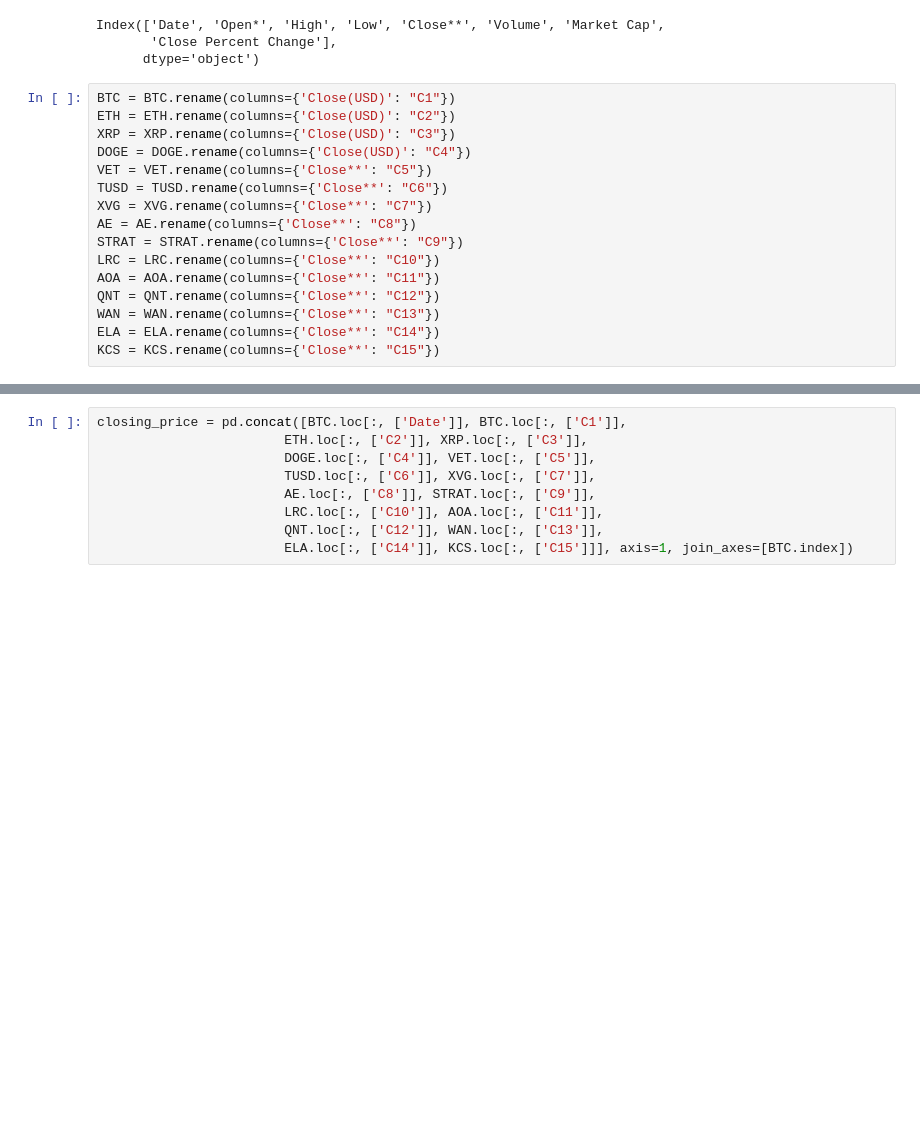
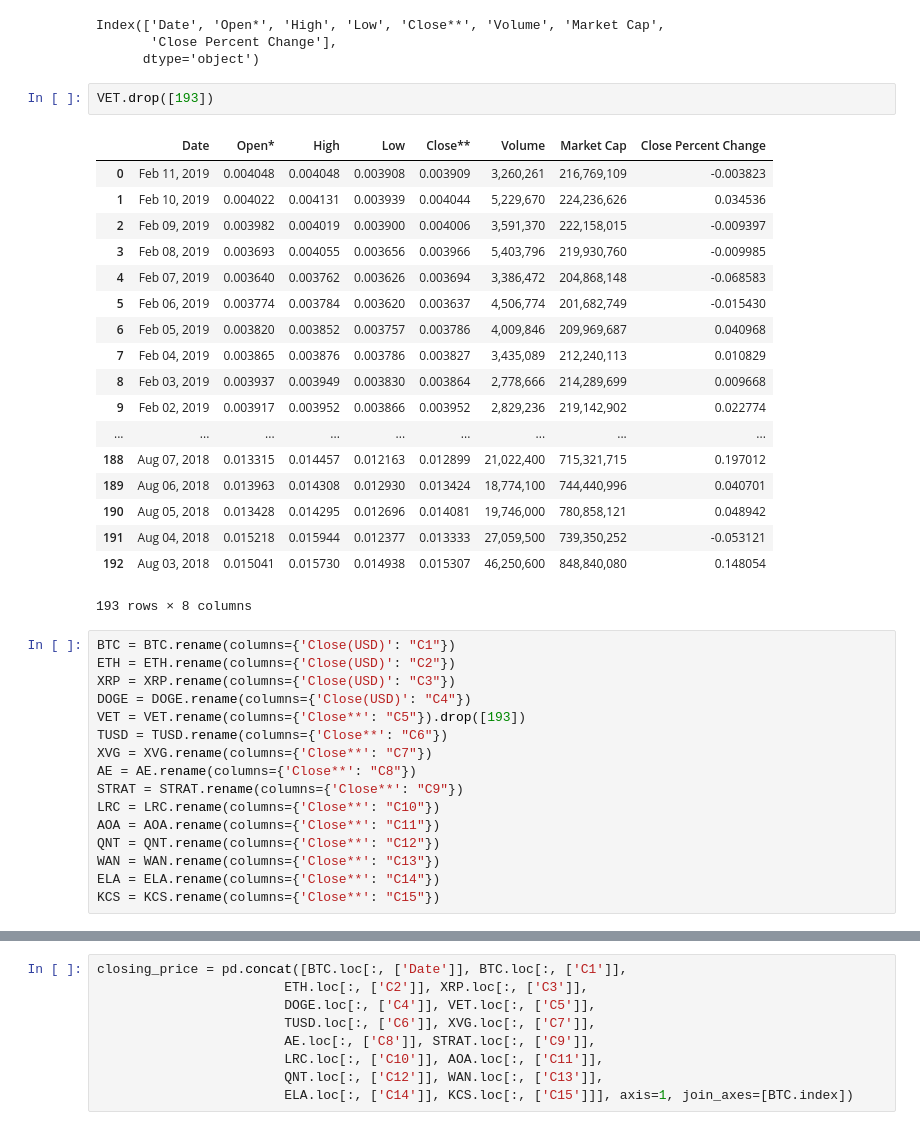
Before and after one commit to kevzha/CryptoAnalysis, a Jupyter notebook: Closing_Price_DF.ipynb, the cells around one changed output, grey strips where cells are left out. Cells and saved outputs as stored; diff of their text form; blank space fills up the shorter version.

```diff
--- a/Closing_Price_DF.ipynb
+++ b/Closing_Price_DF.ipynb
@@ -30,12 +30,33 @@ VET.columns
 Index(['Date', 'Open*', 'High', 'Low', 'Close**', 'Volume', 'Market Cap',
        'Close Percent Change'],
       dtype='object')
+# %%
+VET.drop([193])
+# %% [output]
+|  | Date | Open* | High | Low | Close** | Volume | Market Cap | Close Percent Change |
+| 0 | Feb 11, 2019 | 0.004048 | 0.004048 | 0.003908 | 0.003909 | 3,260,261 | 216,769,109 | -0.003823 |
+| 1 | Feb 10, 2019 | 0.004022 | 0.004131 | 0.003939 | 0.004044 | 5,229,670 | 224,236,626 | 0.034536 |
+| 2 | Feb 09, 2019 | 0.003982 | 0.004019 | 0.003900 | 0.004006 | 3,591,370 | 222,158,015 | -0.009397 |
+| 3 | Feb 08, 2019 | 0.003693 | 0.004055 | 0.003656 | 0.003966 | 5,403,796 | 219,930,760 | -0.009985 |
+| 4 | Feb 07, 2019 | 0.003640 | 0.003762 | 0.003626 | 0.003694 | 3,386,472 | 204,868,148 | -0.068583 |
+| 5 | Feb 06, 2019 | 0.003774 | 0.003784 | 0.003620 | 0.003637 | 4,506,774 | 201,682,749 | -0.015430 |
+| 6 | Feb 05, 2019 | 0.003820 | 0.003852 | 0.003757 | 0.003786 | 4,009,846 | 209,969,687 | 0.040968 |
+| 7 | Feb 04, 2019 | 0.003865 | 0.003876 | 0.003786 | 0.003827 | 3,435,089 | 212,240,113 | 0.010829 |
+| 8 | Feb 03, 2019 | 0.003937 | 0.003949 | 0.003830 | 0.003864 | 2,778,666 | 214,289,699 | 0.009668 |
+| 9 | Feb 02, 2019 | 0.003917 | 0.003952 | 0.003866 | 0.003952 | 2,829,236 | 219,142,902 | 0.022774 |
+| ... | ... | ... | ... | ... | ... | ... | ... | ... |
+| 188 | Aug 07, 2018 | 0.013315 | 0.014457 | 0.012163 | 0.012899 | 21,022,400 | 715,321,715 | 0.197012 |
+| 189 | Aug 06, 2018 | 0.013963 | 0.014308 | 0.012930 | 0.013424 | 18,774,100 | 744,440,996 | 0.040701 |
+| 190 | Aug 05, 2018 | 0.013428 | 0.014295 | 0.012696 | 0.014081 | 19,746,000 | 780,858,121 | 0.048942 |
+| 191 | Aug 04, 2018 | 0.015218 | 0.015944 | 0.012377 | 0.013333 | 27,059,500 | 739,350,252 | -0.053121 |
+| 192 | Aug 03, 2018 | 0.015041 | 0.015730 | 0.014938 | 0.015307 | 46,250,600 | 848,840,080 | 0.148054 |
+193 rows × 8 columns
 # %%
 BTC = BTC.rename(columns={'Close(USD)': "C1"})
 ETH = ETH.rename(columns={'Close(USD)': "C2"})
 XRP = XRP.rename(columns={'Close(USD)': "C3"})
 DOGE = DOGE.rename(columns={'Close(USD)': "C4"})
-VET = VET.rename(columns={'Close**': "C5"})
+VET = VET.rename(columns={'Close**': "C5"}).drop([193])
 TUSD = TUSD.rename(columns={'Close**': "C6"})
 XVG = XVG.rename(columns={'Close**': "C7"})
 AE = AE.rename(columns={'Close**': "C8"})
```
Also changed, not shown: parts of 2 cells of this notebook, 1 other file.
